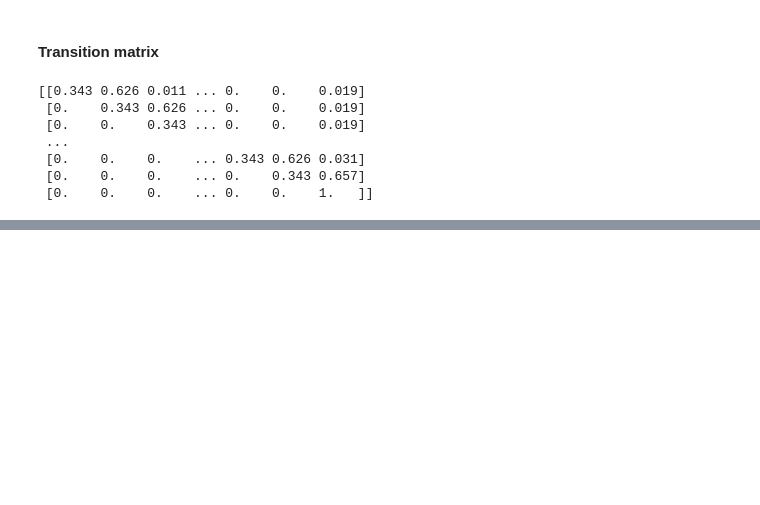
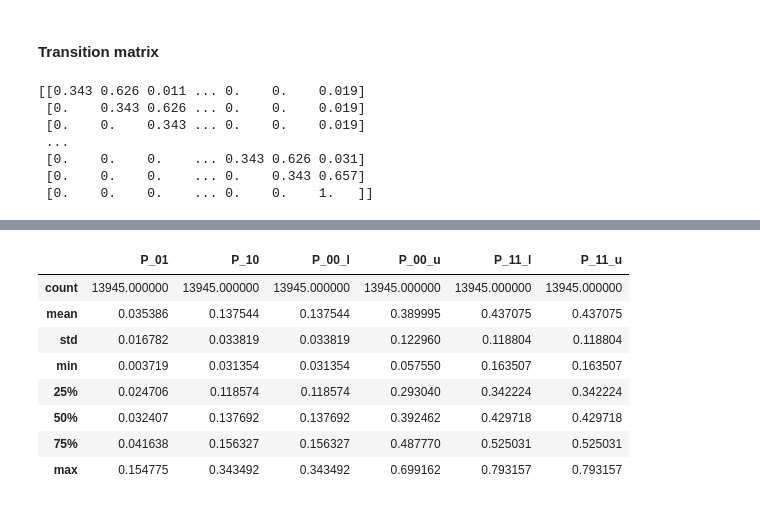
Before and after one commit to Nick-Pupkin/NES, a Jupyter notebook: EIO_2_Popov_Nick.ipynb, the cells around one changed output, grey strips where cells are left out. Drawn from its saved outputs; the diff is of its cells as text; code cells hidden in the pictures; blank space fills up the shorter version.

```diff
--- a/EIO_2_Popov_Nick.ipynb
+++ b/EIO_2_Popov_Nick.ipynb
@@ -114,0 +438,3 @@ print(P_rounded)
+# %%
+def logit_choic_pr(x):
+    return np.exp(x)/(1+np.exp(x))
@@ -114,0 +630,20 @@ print(P_rounded)
+# %%
+# calculate all conditional probabilities
+
+P_01 = logit_choic_pr(-beta_1 * X_1a - beta_3*X_1e - beta_5*X_1w - beta_7*X_1h-gamma_1) *\
+(1-logit_choic_pr(-beta_2 * X_2a - beta_4*X_2e - beta_6*X_2w - beta_8*X_2h))
+
+P_10 = (1-logit_choic_pr(-beta_1 * X_1a - beta_3*X_1e - beta_5*X_1w - beta_7*X_1h)) *\
+logit_choic_pr(-beta_2 * X_2a - beta_4*X_2e - beta_6*X_2w - beta_8*X_2h-gamma_2)
+
+P_00_u = logit_choic_pr(-beta_1 * X_1a - beta_3*X_1e - beta_5*X_1w - beta_7*X_1h) *\
+logit_choic_pr(-beta_2 * X_2a - beta_4*X_2e - beta_6*X_2w - beta_8*X_2h)
+
+P_00_l = P_00_u - (logit_choic_pr(-beta_1 * X_1a - beta_3*X_1e - beta_5*X_1w - beta_7*X_1h)\
+                   - logit_choic_pr(-beta_1 * X_1a - beta_3*X_1e - beta_5*X_1w - beta_7*X_1h-gamma_1))*\
+(logit_choic_pr(-beta_2 * X_2a - beta_4*X_2e - beta_6*X_2w - beta_8*X_2h)\
+ - logit_choic_pr(-beta_2 * X_2a - beta_4*X_2e - beta_6*X_2w - beta_8*X_2h - gamma_2))
+
+P_11_u = 1 - P_01 - P_10 - P_00_l
+
+P_11_l = 1 - P_01 - P_10 - P_00_u
@@ -114,0 +652,16 @@ print(P_rounded)
+# %%
+cond_prob = pd.DataFrame({
+    'P_01': P_01,
+    'P_10': P_10,
+    'P_00_l': P_10,
+    'P_00_u': P_00_u,
+    'P_11_l': P_11_l,
+    'P_11_u': P_11_l
+})
+
+# Convert to LaTeX format with 3 decimal places using float_format
+latex_output_4 = cond_prob.describe().to_latex(float_format="%.3f")
+
+# Save to a .tex file
+with open("2_2_2.tex", "w") as f:
+    f.write(latex_output_4)
@@ -114,0 +677,12 @@ print(P_rounded)
+# %%
+cond_prob.describe()
+# %% [output]
+|  | P_01 | P_10 | P_00_l | P_00_u | P_11_l | P_11_u |
+| count | 13945.000000 | 13945.000000 | 13945.000000 | 13945.000000 | 13945.000000 | 13945.000000 |
+| mean | 0.035386 | 0.137544 | 0.137544 | 0.389995 | 0.437075 | 0.437075 |
+| std | 0.016782 | 0.033819 | 0.033819 | 0.122960 | 0.118804 | 0.118804 |
+| min | 0.003719 | 0.031354 | 0.031354 | 0.057550 | 0.163507 | 0.163507 |
+| 25% | 0.024706 | 0.118574 | 0.118574 | 0.293040 | 0.342224 | 0.342224 |
+| 50% | 0.032407 | 0.137692 | 0.137692 | 0.392462 | 0.429718 | 0.429718 |
+| 75% | 0.041638 | 0.156327 | 0.156327 | 0.487770 | 0.525031 | 0.525031 |
+| max | 0.154775 | 0.343492 | 0.343492 | 0.699162 | 0.793157 | 0.793157 |
```
Also changed, not shown: parts of 63 cells of this notebook.
